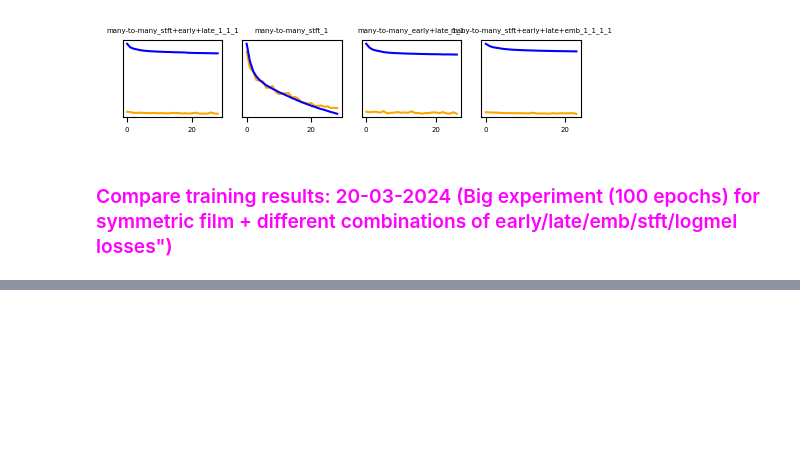
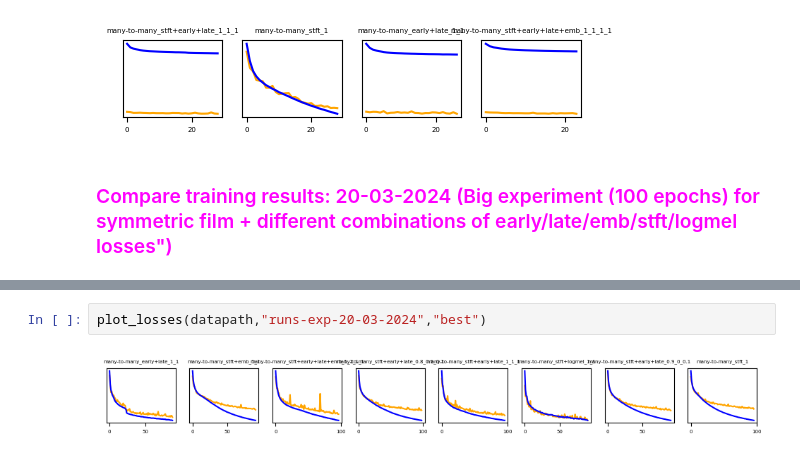
Before and after one commit to joaluba/reverb-match-cond-u-net, a Jupyter notebook: notebooks/exp_log.ipynb, the cells around one changed output, grey strips where cells are left out. Cells and saved outputs as stored; diff of their text form; blank space fills up the shorter version.

```diff
--- a/notebooks/exp_log.ipynb
+++ b/notebooks/exp_log.ipynb
@@ -242,0 +275,4 @@ summarize_eval(datapath,"runs-exp-20-03-2024", b_save=False)
+# %%
+plot_losses(datapath,"runs-exp-20-03-2024","best")
+# %% [output]
+[figure, added]
```
Also changed, not shown: parts of 6 cells of this notebook, 11 other files.
